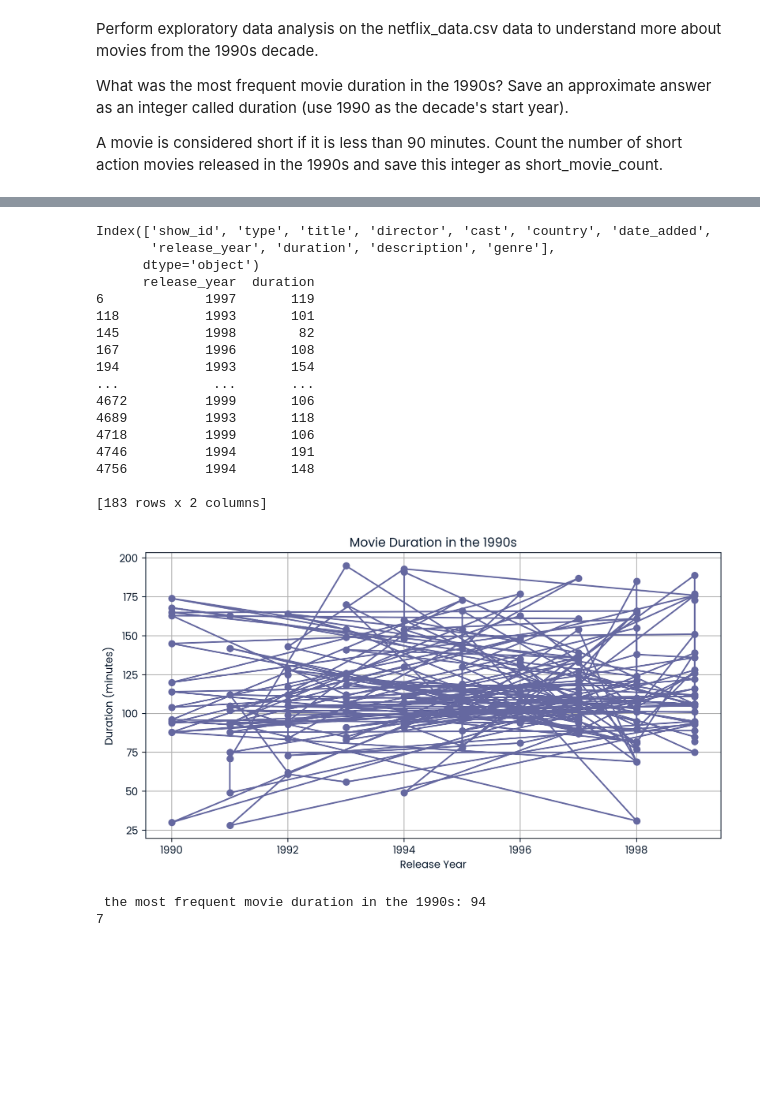
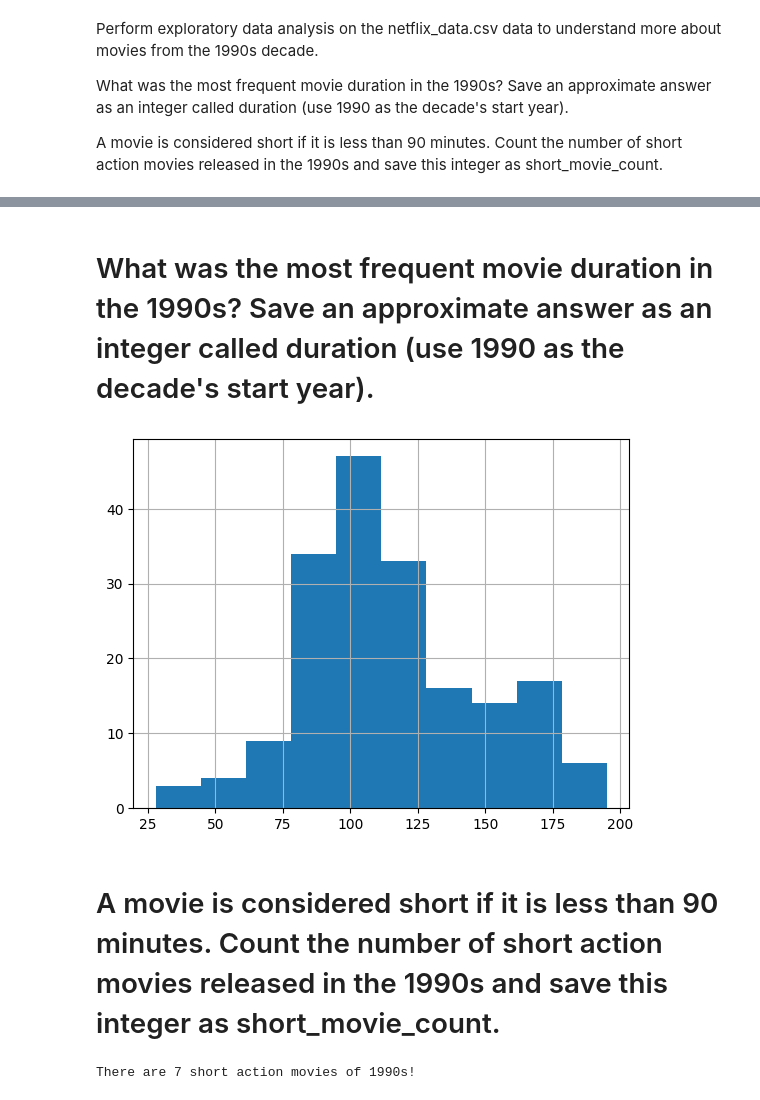
Before and after one commit to DJIOTSA/DATA-SCIENCE, a Jupyter notebook: courses/03 Investigating Netflix Movies/notebook.ipynb, the cells around one changed output, grey strips where cells are left out. Drawn from its saved outputs; the diff is of its cells as text; code cells hidden in the pictures; blank space fills up the shorter version.

```diff
--- a/courses/03 Investigating Netflix Movies/notebook.ipynb
+++ b/courses/03 Investigating Netflix Movies/notebook.ipynb
@@ -59,53 +54,27 @@ Note: you may need to restart the kernel to use updated packages.
+# %% [markdown]
+# What was the most frequent movie duration in the 1990s? Save an approximate answer as an integer called duration (use 1990 as the decade's start year).
 # %%
-# Start coding here! Use as many cells as you like
-print(netflix_df.columns)
+# get all movies of 1990s
+movies_of_1990s = netflix_df[(netflix_df['release_year'] >= 1990) & (netflix_df['release_year'] <2000) & (netflix_df['type']=='Movie')]
 
-# get only the 1990's movies
-all_1990s_movies = netflix_df[(netflix_df['type']== 'Movie') &( netflix_df['release_year'] >= 1990) & (netflix_df['release_year'] <= 1999)]
-
-# get just th value of the duration collum
-duration_series = all_1990s_movies.loc[:, ['release_year','duration']]
-
-print(duration_series)
-
-# let visualize the duraion
-plt.figure(figsize=(10, 5))
-plt.plot(duration_series['release_year'], duration_series['duration'], marker='o', linestyle='-')
-
-plt.xlabel('Release Year')
-plt.ylabel('Duration (minutes)')
-plt.title('Movie Duration in the 1990s')
+# Now use hist graph to see the distribution of duration of 1990s movies
+plt.hist(movies_of_1990s['duration'])
 plt.grid(True)
 plt.show()
 
-# the most frequent movie duration
-duration = all_1990s_movies['duration'].mode()[0]
-print(' the most frequent movie duration in the 1990s: ' + str(duration))
+# from the graph we the distribution is high at approximately 100
 
-#  short_movie_count duration < 90
-short_movies = all_1990s_movies[(all_1990s_movies['duration'] < 90) & (all_1990s_movies['genre'] == 'Action')]
-
-short_movie_count = short_movies['duration'].size
-
-print(short_movie_count)
+duration = 100
 # %% [output]
-Index(['show_id', 'type', 'title', 'director', 'cast', 'country', 'date_added',
-       'release_year', 'duration', 'description', 'genre'],
-      dtype='object')
-      release_year  duration
-6             1997       119
-118           1993       101
-145           1998        82
-167           1996       108
-194           1993       154
-...            ...       ...
-4672          1999       106
-4689          1993       118
-4718          1999       106
-4746          1994       191
-4756          1994       148
-
-[183 rows x 2 columns]
-[figure, old version]
+[figure, new version]
- the most frequent movie duration in the 1990s: 94
-7
+# %% [markdown]
+# A movie is considered short if it is less than 90 minutes. Count the number of short action movies released in the 1990s and save this integer as short_movie_count.
+# %%
+# get short action movies
+short_action_movies = movies_of_1990s[(movies_of_1990s['genre'] == 'Action') &
+    (movies_of_1990s['duration'] < 90)]
+
+short_action_movie_count = short_action_movies['duration'].count()
+print(f'There are {short_action_movie_count} short action movies of 1990s!')
+# %% [output]
+There are 7 short action movies of 1990s!
```
Also changed, not shown: parts of 1 cell of this notebook, 15 other files.
